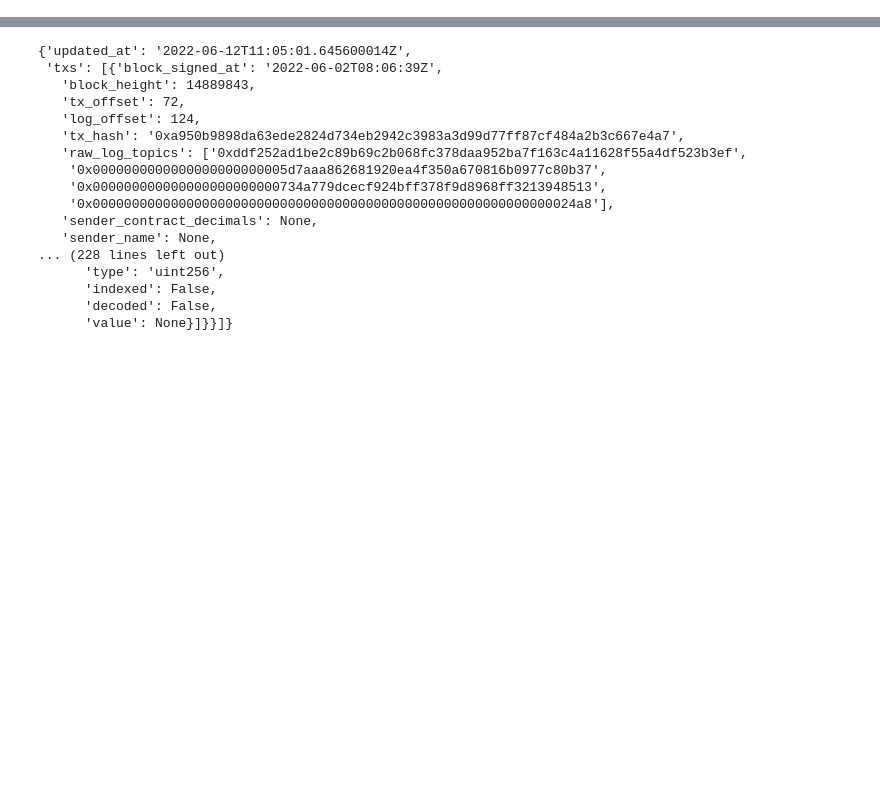
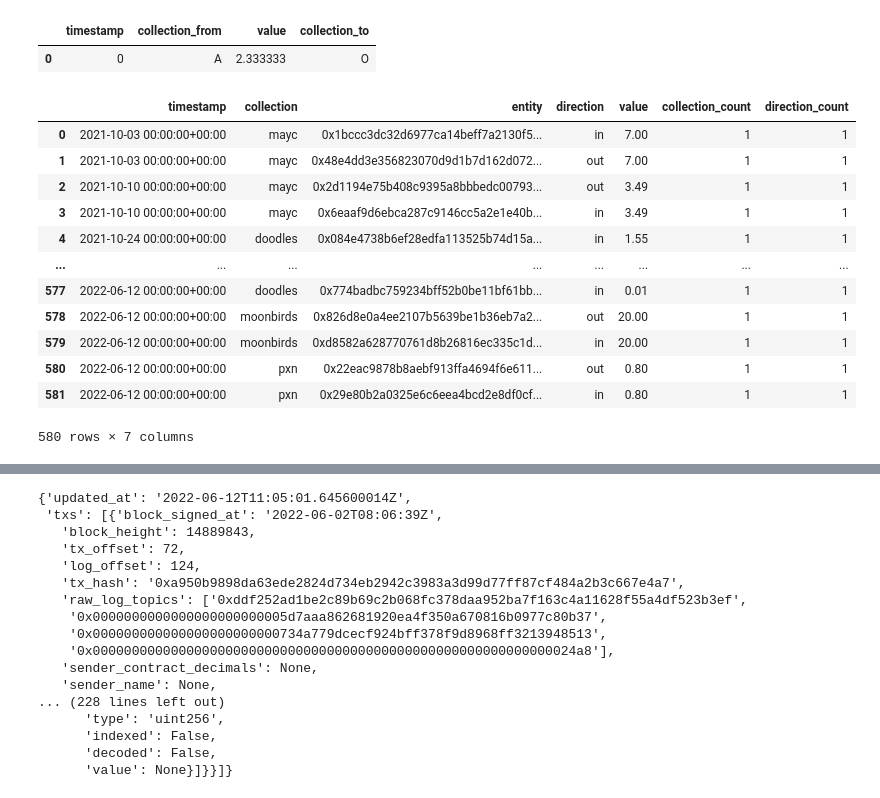
Before and after one commit to craycrayfish/NetworkFT, a Jupyter notebook: notebooks/playground.ipynb, the cells around one changed output, grey strips where cells are left out. Cells and saved outputs as stored; diff of their text form; code cells hidden in the pictures; blank space fills up the shorter version.

```diff
--- a/notebooks/playground.ipynb
+++ b/notebooks/playground.ipynb
@@ -137,0 +115,21 @@ raw = catalog.load("raw_covalent_txs")
+# %%
+inflows.head(1)
+# %% [output]
+|  | timestamp | collection_from | value | collection_to |
+| 0 | 0 | A | 2.333333 | O |
+# %%
+df_exter
+# %% [output]
+|  | timestamp | collection | entity | direction | value | collection_count | direction_count |
+| 0 | 2021-10-03 00:00:00+00:00 | mayc | 0x1bccc3dc32d6977ca14beff7a2130f5... | in | 7.00 | 1 | 1 |
+| 1 | 2021-10-03 00:00:00+00:00 | mayc | 0x48e4dd3e356823070d9d1b7d162d072... | out | 7.00 | 1 | 1 |
+| 2 | 2021-10-10 00:00:00+00:00 | mayc | 0x2d1194e75b408c9395a8bbbedc00793... | out | 3.49 | 1 | 1 |
+| 3 | 2021-10-10 00:00:00+00:00 | mayc | 0x6eaaf9d6ebca287c9146cc5a2e1e40b... | in | 3.49 | 1 | 1 |
+| 4 | 2021-10-24 00:00:00+00:00 | doodles | 0x084e4738b6ef28edfa113525b74d15a... | in | 1.55 | 1 | 1 |
+| ... | ... | ... | ... | ... | ... | ... | ... |
+| 577 | 2022-06-12 00:00:00+00:00 | doodles | 0x774badbc759234bff52b0be11bf61bb... | in | 0.01 | 1 | 1 |
+| 578 | 2022-06-12 00:00:00+00:00 | moonbirds | 0x826d8e0a4ee2107b5639be1b36eb7a2... | out | 20.00 | 1 | 1 |
+| 579 | 2022-06-12 00:00:00+00:00 | moonbirds | 0xd8582a628770761d8b26816ec335c1d... | in | 20.00 | 1 | 1 |
+| 580 | 2022-06-12 00:00:00+00:00 | pxn | 0x22eac9878b8aebf913ffa4694f6e611... | out | 0.80 | 1 | 1 |
+| 581 | 2022-06-12 00:00:00+00:00 | pxn | 0x29e80b2a0325e6c6eea4bcd2e8df0cf... | in | 0.80 | 1 | 1 |
+580 rows × 7 columns
```
Also changed, not shown: parts of 22 cells of this notebook, 2 other files.
